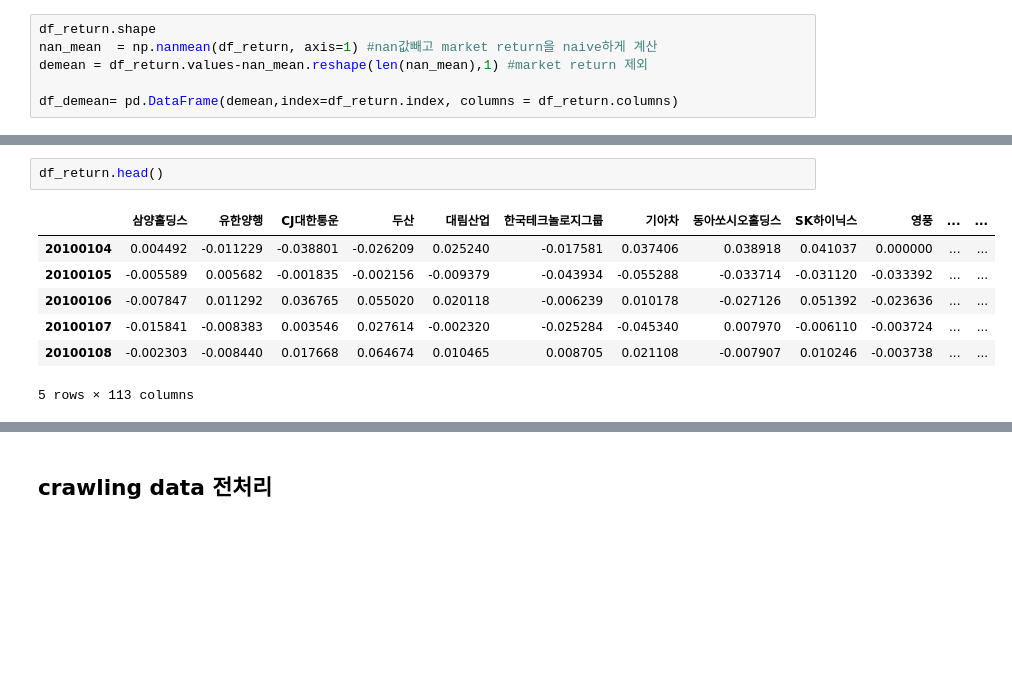
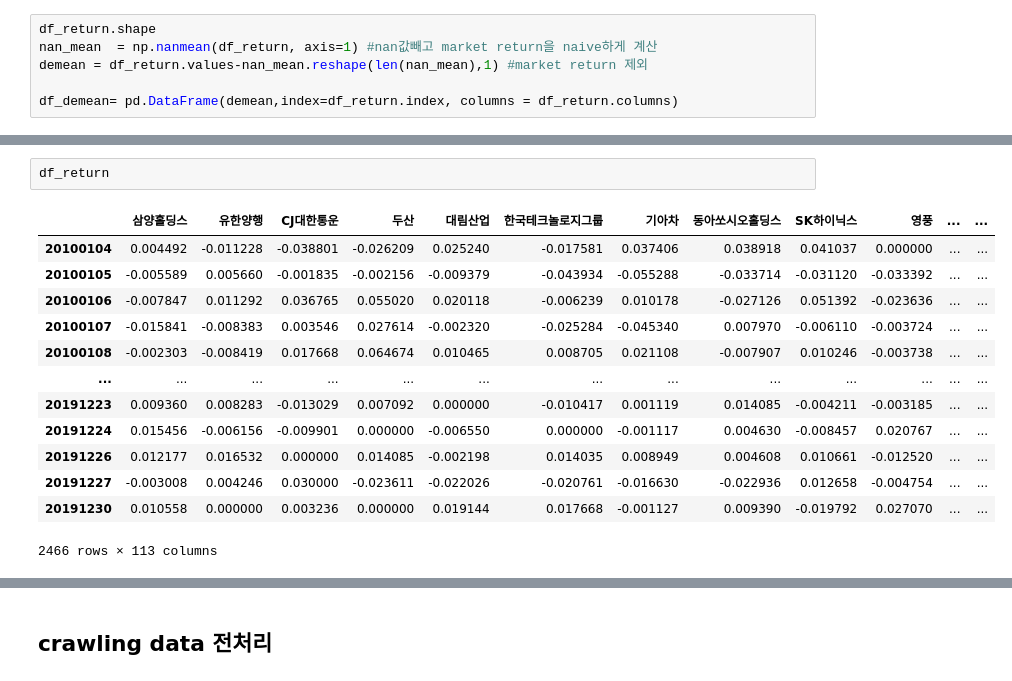
Before and after one commit to Yphy/Textmining, a Jupyter notebook: md&a_analysis/1.kospi200 data.ipynb, the cells around one changed output, grey strips where cells are left out. Cells and saved outputs as stored; diff of their text form; blank space fills up the shorter version.

```diff
--- a/md&a_analysis/1.kospi200 data.ipynb
+++ b/md&a_analysis/1.kospi200 data.ipynb
@@ -136,14 +149,20 @@ df_price.head()
 5 rows × 113 columns
 # %%
-df_return.head()
+df_return
 # %% [output]
 |  | 삼양홀딩스 | 유한양행 | CJ대한통운 | 두산 | 대림산업 | 한국테크놀로지그룹 | 기아차 | 동아쏘시오홀딩스 | SK하이닉스 | 영풍 | ... | ... |
-| 20100104 | 0.004492 | -0.011229 | -0.038801 | -0.026209 | 0.025240 | -0.017581 | 0.037406 | 0.038918 | 0.041037 | 0.000000 | ... | ... |
-| 20100105 | -0.005589 | 0.005682 | -0.001835 | -0.002156 | -0.009379 | -0.043934 | -0.055288 | -0.033714 | -0.031120 | -0.033392 | ... | ... |
+| 20100104 | 0.004492 | -0.011228 | -0.038801 | -0.026209 | 0.025240 | -0.017581 | 0.037406 | 0.038918 | 0.041037 | 0.000000 | ... | ... |
+| 20100105 | -0.005589 | 0.005660 | -0.001835 | -0.002156 | -0.009379 | -0.043934 | -0.055288 | -0.033714 | -0.031120 | -0.033392 | ... | ... |
 | 20100106 | -0.007847 | 0.011292 | 0.036765 | 0.055020 | 0.020118 | -0.006239 | 0.010178 | -0.027126 | 0.051392 | -0.023636 | ... | ... |
 | 20100107 | -0.015841 | -0.008383 | 0.003546 | 0.027614 | -0.002320 | -0.025284 | -0.045340 | 0.007970 | -0.006110 | -0.003724 | ... | ... |
-| 20100108 | -0.002303 | -0.008440 | 0.017668 | 0.064674 | 0.010465 | 0.008705 | 0.021108 | -0.007907 | 0.010246 | -0.003738 | ... | ... |
+| 20100108 | -0.002303 | -0.008419 | 0.017668 | 0.064674 | 0.010465 | 0.008705 | 0.021108 | -0.007907 | 0.010246 | -0.003738 | ... | ... |
+| ... | ... | ... | ... | ... | ... | ... | ... | ... | ... | ... | ... | ... |
+| 20191223 | 0.009360 | 0.008283 | -0.013029 | 0.007092 | 0.000000 | -0.010417 | 0.001119 | 0.014085 | -0.004211 | -0.003185 | ... | ... |
+| 20191224 | 0.015456 | -0.006156 | -0.009901 | 0.000000 | -0.006550 | 0.000000 | -0.001117 | 0.004630 | -0.008457 | 0.020767 | ... | ... |
+| 20191226 | 0.012177 | 0.016532 | 0.000000 | 0.014085 | -0.002198 | 0.014035 | 0.008949 | 0.004608 | 0.010661 | -0.012520 | ... | ... |
+| 20191227 | -0.003008 | 0.004246 | 0.030000 | -0.023611 | -0.022026 | -0.020761 | -0.016630 | -0.022936 | 0.012658 | -0.004754 | ... | ... |
+| 20191230 | 0.010558 | 0.000000 | 0.003236 | 0.000000 | 0.019144 | 0.017668 | -0.001127 | 0.009390 | -0.019792 | 0.027070 | ... | ... |
-5 rows × 113 columns
+2466 rows × 113 columns
 # %%
 df_demean.head()
 # %% [output]
```
Also changed, not shown: parts of 4 cells of this notebook, 20 other files.
